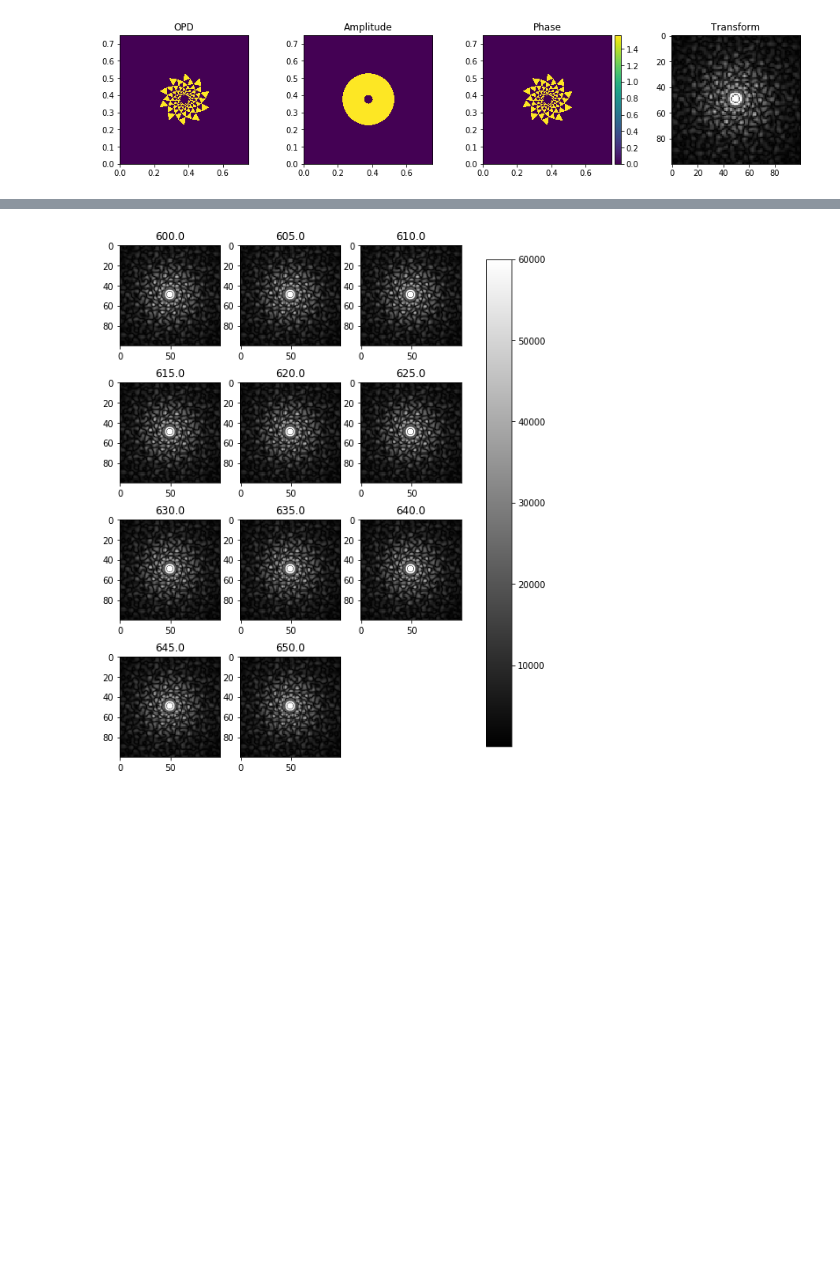
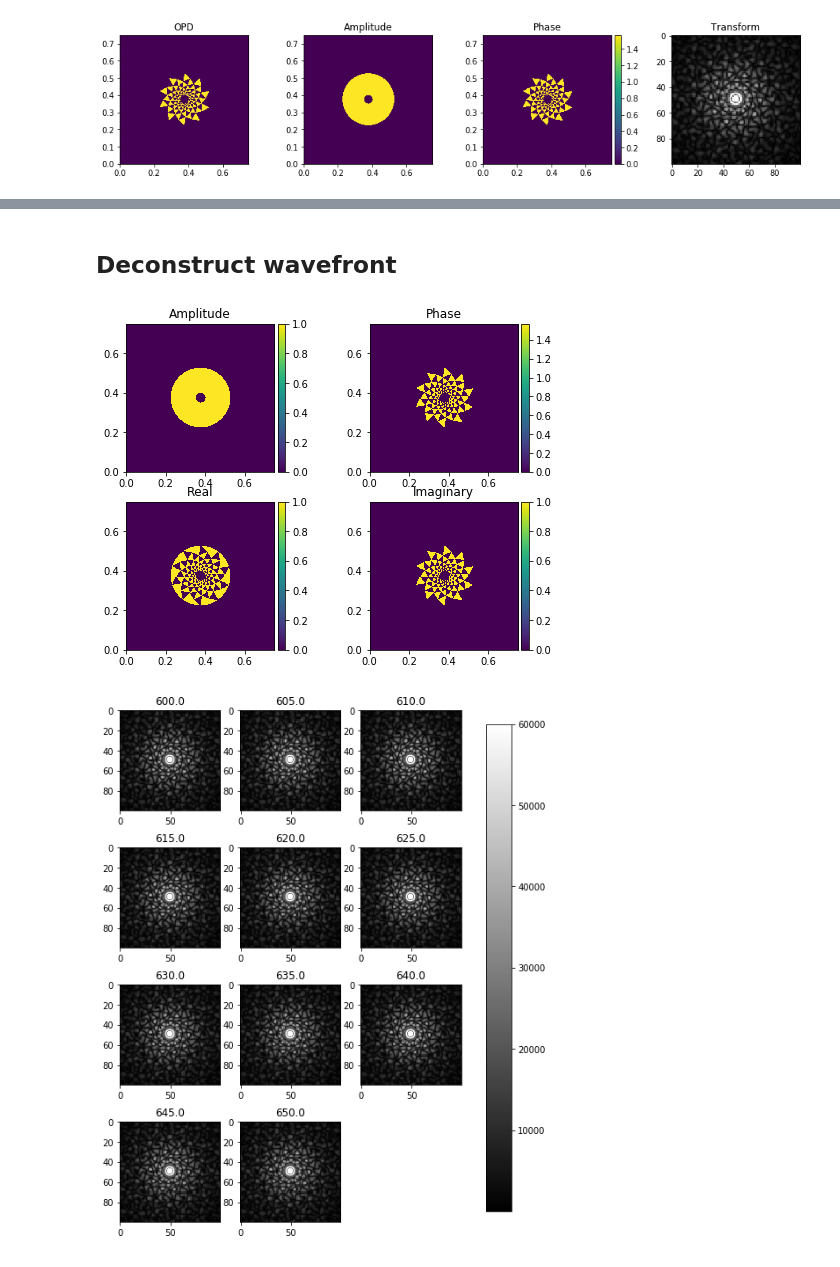
Before and after one commit to benjaminpope/toliman, a Jupyter notebook: image_modelling/notebooks/Validate spiral Fourier Transform.ipynb, the cells around one changed output, grey strips where cells are left out. Drawn from its saved outputs; the diff is of its cells as text; code cells hidden in the pictures; blank space fills up the shorter version.

```diff
--- a/image_modelling/notebooks/Validate spiral Fourier Transform.ipynb
+++ b/image_modelling/notebooks/Validate spiral Fourier Transform.ipynb
@@ -101,3 +156,37 @@ plt.show()
+# %% [markdown]
+## Deconstruct wavefront
+# %%
+wl=650.
+def wrapcb(im):
+    ax = plt.gca()
+    divider = make_axes_locatable(ax)
+    cax = divider.append_axes("right", size="5%", pad=0.05)
+    plt.colorbar(im, cax=cax)
+
+wf = np.multiply(np.exp((2*np.pi*complex(0., 1.)/(wl*1e-9))*phasemap), aperture)
+
+fig, axes = plt.subplots(2, 2, figsize=(8,6))
+
+plt.axes(axes[0][0])
+plt.title('Amplitude')
+wrapcb(plt.imshow(np.abs(wf),cmap='viridis',extent=[x*sampling for x in [0,gridsize,0,gridsize]]))
+
+plt.axes(axes[0][1])
+plt.title('Phase')
+wrapcb(plt.imshow(np.angle(wf),cmap='viridis',extent=[x*sampling for x in [0,gridsize,0,gridsize]]))
+
+plt.axes(axes[1][0])
+plt.title('Real')
+wrapcb(plt.imshow(np.real(wf),cmap='viridis',extent=[x*sampling for x in [0,gridsize,0,gridsize]]))
+
+plt.axes(axes[1][1])
+plt.title('Imaginary')
+wrapcb(plt.imshow(np.imag(wf),cmap='viridis',extent=[x*sampling for x in [0,gridsize,0,gridsize]]))
+
+
+plt.show()
+# %% [output]
+[figure, added]
 # %%
 import numpy as np
 import math
```
Also changed, not shown: parts of 2 cells of this notebook.
